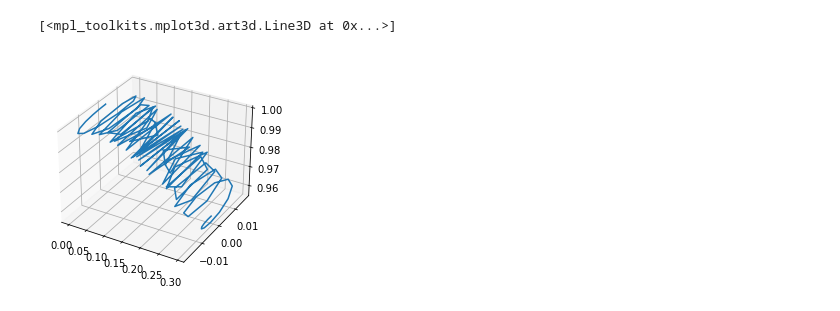
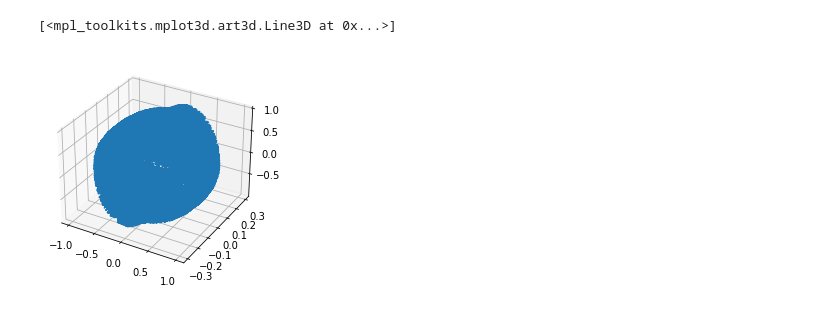
Before and after one commit to gubazoltan/MSc-Course-ComputerSimulationsInPhysics, a Jupyter notebook: ProjectWork/spinchain_dynamics_tester.ipynb, the cells around one changed output. Saved outputs shown, nothing was run; the diff lists cells and outputs as text; code cells hidden in the pictures.

```diff
--- a/ProjectWork/spinchain_dynamics_tester.ipynb
+++ b/ProjectWork/spinchain_dynamics_tester.ipynb
@@ -6,14 +6,14 @@ import spinchain_dynamics as spd
 # %%
 N = 3
-J = 1
-h = 5
-gammat = 5
-esplit = 1
+J = 0.25
+h = 1
+gammat = 2
+esplit = 0.2
 w = 1
 Beta = 10
-dtnum = 10000
-tintnum = 1
+dtnum = 1000
+tintnum = 10
 
 params = N, J, h, gammat, esplit, w, Beta, dtnum, tintnum
 # %%
-rhot = spd.lindsolve(params)
+magns = spd.lindsolve(params)
@@ -46,7 +31,7 @@ magn_3y = spd.magnetization(N = N, which = 3, direction = 'y', rhot = rhot)
 # %%
 fig = plt.figure()
 ax = plt.axes(projection='3d')
-ax.plot3D(magn_0x[:100], magn_0y[:100], magn_0z[:100])
+ax.plot3D(magns[:,0,0],magns[:,0,1],magns[:,0,2])
 # %% [output]
 [<mpl_toolkits.mplot3d.art3d.Line3D at 0x...>]
-[figure, old version]
+[figure, new version]
```
Also changed, not shown: parts of 4 cells of this notebook, 1 other file.
